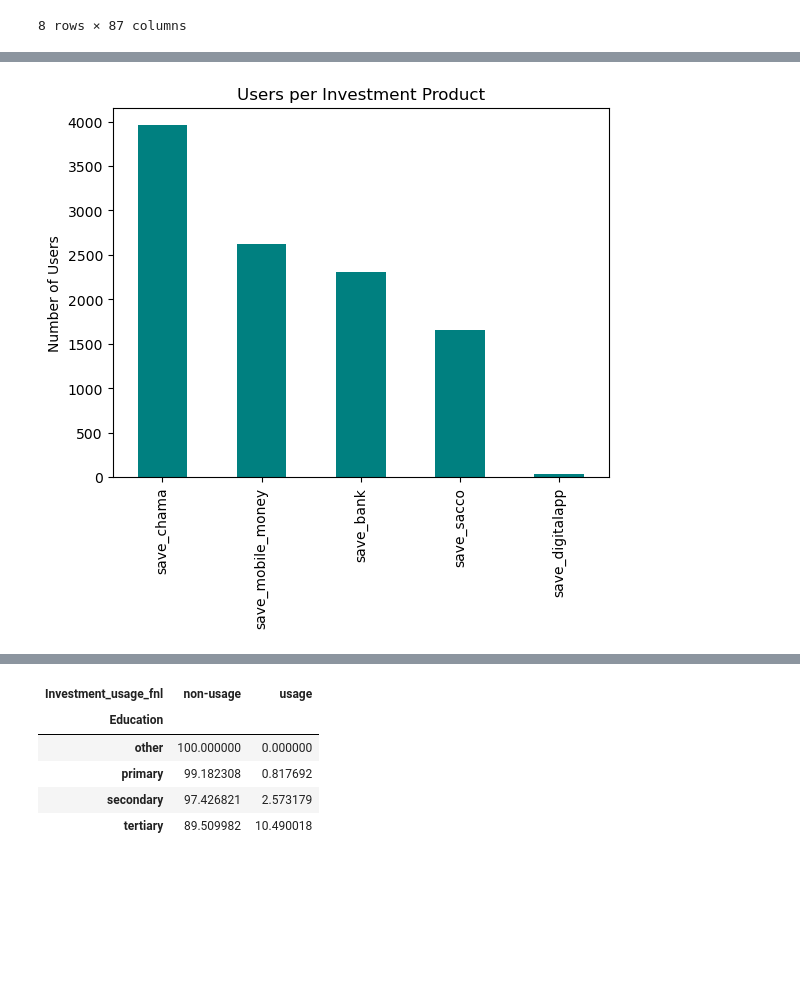
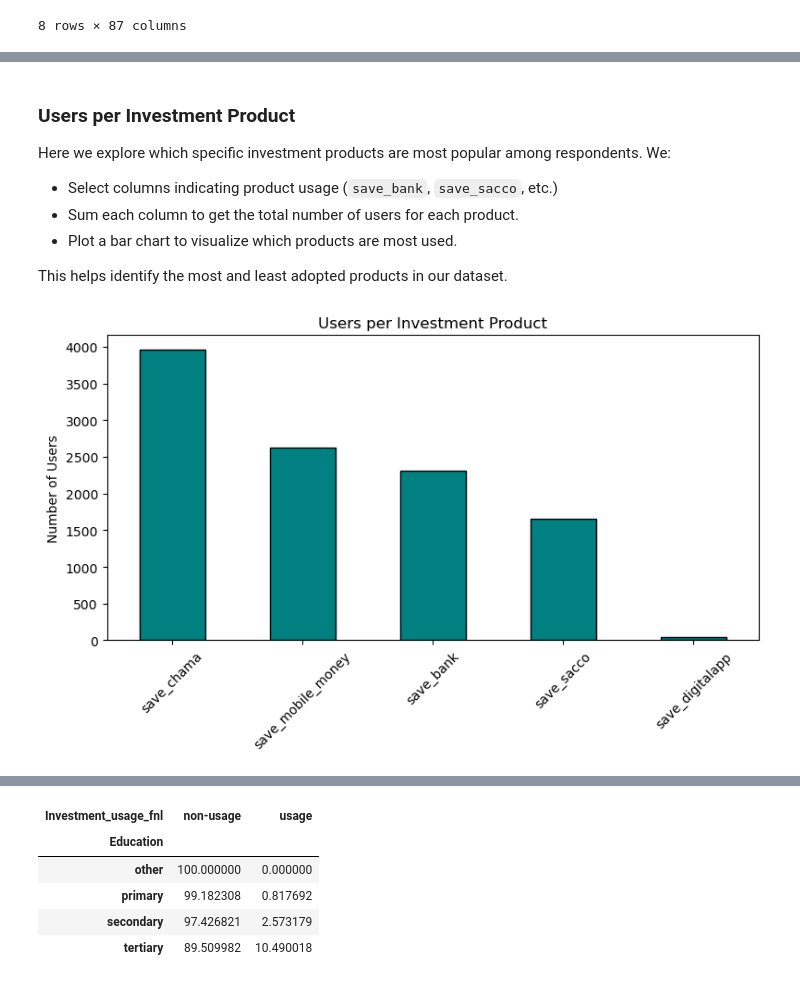
Before and after one commit to RonnyMuthomi/investment_recommender_system, a Jupyter notebook: Investment Recommender Notebook.ipynb, the cells around one changed output, grey strips where cells are left out. Cells and saved outputs as stored; diff of their text form; code cells hidden in the pictures; blank space fills up the shorter version.

```diff
--- a/Investment Recommender Notebook.ipynb
+++ b/Investment Recommender Notebook.ipynb
@@ -102,7 +108,7 @@ def load_dataset(filepath):
     return df
 
 # Update with your actual local path
-file_path = r"C:\Users\hp\OneDrive\Desktop\DSF-FT12\DS- Phase5\Group4_Capstone_Final_Project\Dataset\Cleaned dataset\final_refined.csv"
+file_path = r"C:\Users\hp\OneDrive\Desktop\DSF-FT12\DS- Phase5\Group4_Capstone_Final_Project\final_refined.csv"
 
 df = load_dataset(file_path)
 df.head()
@@ -188,11 +233,27 @@ plt.show()
+# %% [markdown]
+###  Users per Investment Product
+
+Here we explore which specific investment products are most popular among respondents.
+We:
+- Select columns indicating product usage (`save_bank`, `save_sacco`, etc.)
+- Sum each column to get the total number of users for each product.
+- Plot a bar chart to visualize which products are most used.
+
+This helps identify the most and least adopted products in our dataset.
 # %%
-usage_cols = ['save_bank','save_sacco','save_mobile_money','save_chama','save_digitalapp']
+# Define usage columns
+usage_cols = ['save_bank', 'save_sacco', 'save_mobile_money', 'save_chama', 'save_digitalapp']
 
+# Count number of users for each product
 product_counts = df[usage_cols].sum().sort_values(ascending=False)
 
-product_counts.plot(kind='bar', color='teal')
+# Plot
+plt.figure(figsize=(8, 5))
+product_counts.plot(kind='bar', color='teal', edgecolor='black')
 plt.title('Users per Investment Product')
 plt.ylabel('Number of Users')
+plt.xticks(rotation=45)
+plt.tight_layout()
 plt.show()
 # %% [output]
-[figure, old version]
+[figure, new version]
```
Also changed, not shown: parts of 112 cells of this notebook.
